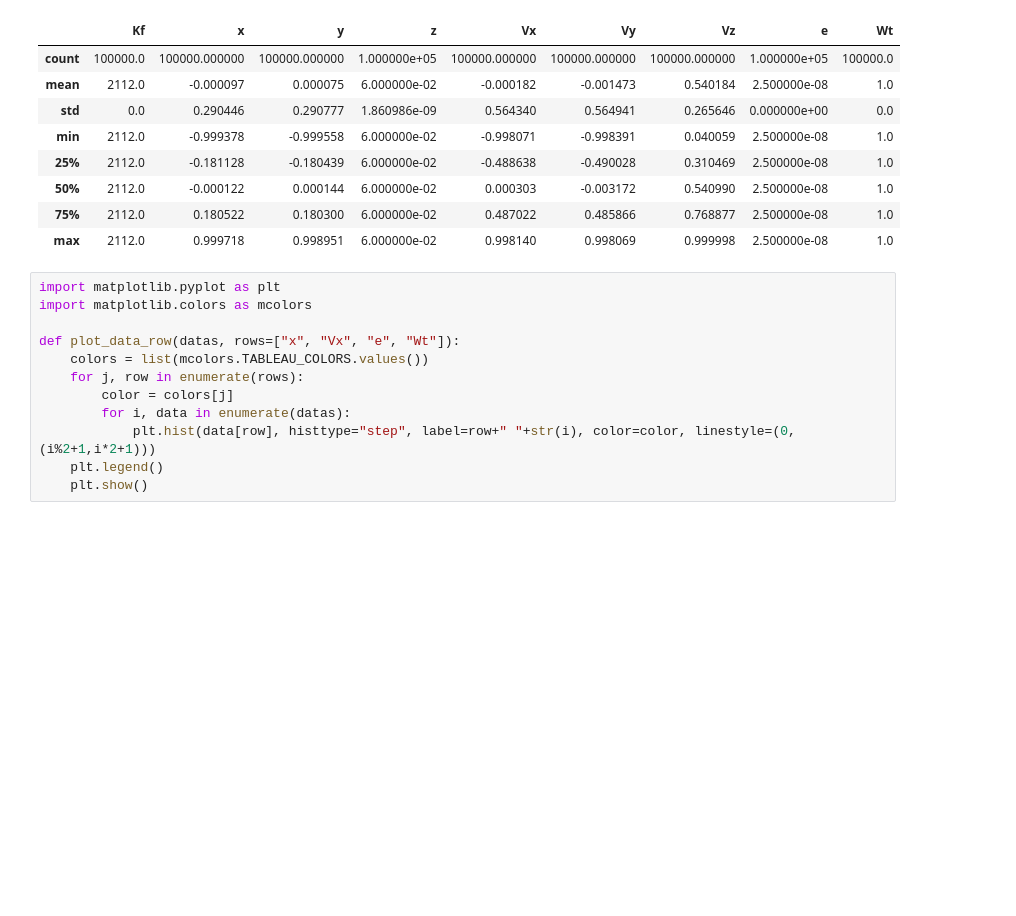
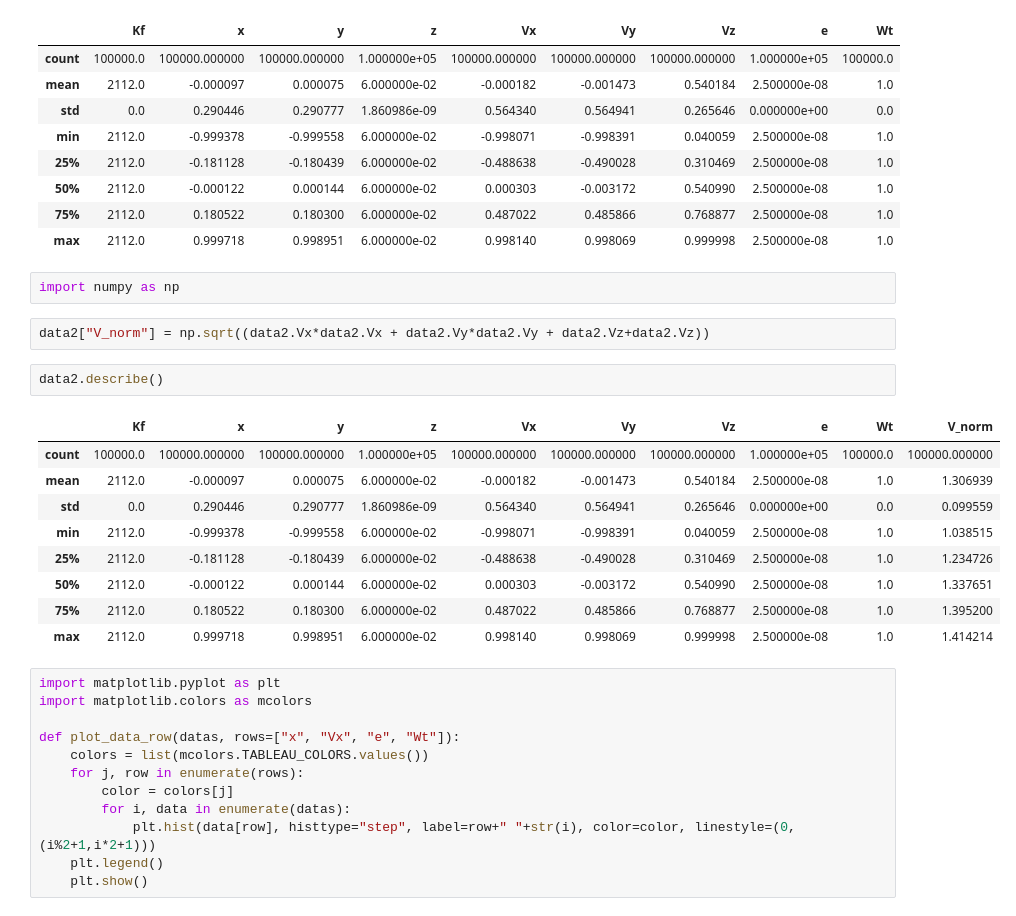
Before and after one commit to Dutingegabl/Brightify, a Jupyter notebook: kds_experimenting.ipynb, the cells around one changed output. Drawn from its saved outputs; the diff is of its cells as text; blank space fills up the shorter version.

```diff
--- a/kds_experimenting.ipynb
+++ b/kds_experimenting.ipynb
@@ -715,6 +835,22 @@ data2.describe()
 | 50% | 2112.0 | -0.000122 | 0.000144 | 6.000000e-02 | 0.000303 | -0.003172 | 0.540990 | 2.500000e-08 | 1.0 |
 | 75% | 2112.0 | 0.180522 | 0.180300 | 6.000000e-02 | 0.487022 | 0.485866 | 0.768877 | 2.500000e-08 | 1.0 |
 | max | 2112.0 | 0.999718 | 0.998951 | 6.000000e-02 | 0.998140 | 0.998069 | 0.999998 | 2.500000e-08 | 1.0 |
+# %%
+import numpy as np
+# %%
+data2["V_norm"] = np.sqrt((data2.Vx*data2.Vx + data2.Vy*data2.Vy + data2.Vz+data2.Vz))
+# %%
+data2.describe()
+# %% [output]
+|  | Kf | x | y | z | Vx | Vy | Vz | e | Wt | V_norm |
+| count | 100000.0 | 100000.000000 | 100000.000000 | 1.000000e+05 | 100000.000000 | 100000.000000 | 100000.000000 | 1.000000e+05 | 100000.0 | 100000.000000 |
+| mean | 2112.0 | -0.000097 | 0.000075 | 6.000000e-02 | -0.000182 | -0.001473 | 0.540184 | 2.500000e-08 | 1.0 | 1.306939 |
+| std | 0.0 | 0.290446 | 0.290777 | 1.860986e-09 | 0.564340 | 0.564941 | 0.265646 | 0.000000e+00 | 0.0 | 0.099559 |
+| min | 2112.0 | -0.999378 | -0.999558 | 6.000000e-02 | -0.998071 | -0.998391 | 0.040059 | 2.500000e-08 | 1.0 | 1.038515 |
+| 25% | 2112.0 | -0.181128 | -0.180439 | 6.000000e-02 | -0.488638 | -0.490028 | 0.310469 | 2.500000e-08 | 1.0 | 1.234726 |
+| 50% | 2112.0 | -0.000122 | 0.000144 | 6.000000e-02 | 0.000303 | -0.003172 | 0.540990 | 2.500000e-08 | 1.0 | 1.337651 |
+| 75% | 2112.0 | 0.180522 | 0.180300 | 6.000000e-02 | 0.487022 | 0.485866 | 0.768877 | 2.500000e-08 | 1.0 | 1.395200 |
+| max | 2112.0 | 0.999718 | 0.998951 | 6.000000e-02 | 0.998140 | 0.998069 | 0.999998 | 2.500000e-08 | 1.0 | 1.414214 |
 # %%
 import matplotlib.pyplot as plt
 import matplotlib.colors as mcolors
```
Also changed, not shown: parts of 7 cells of this notebook.
